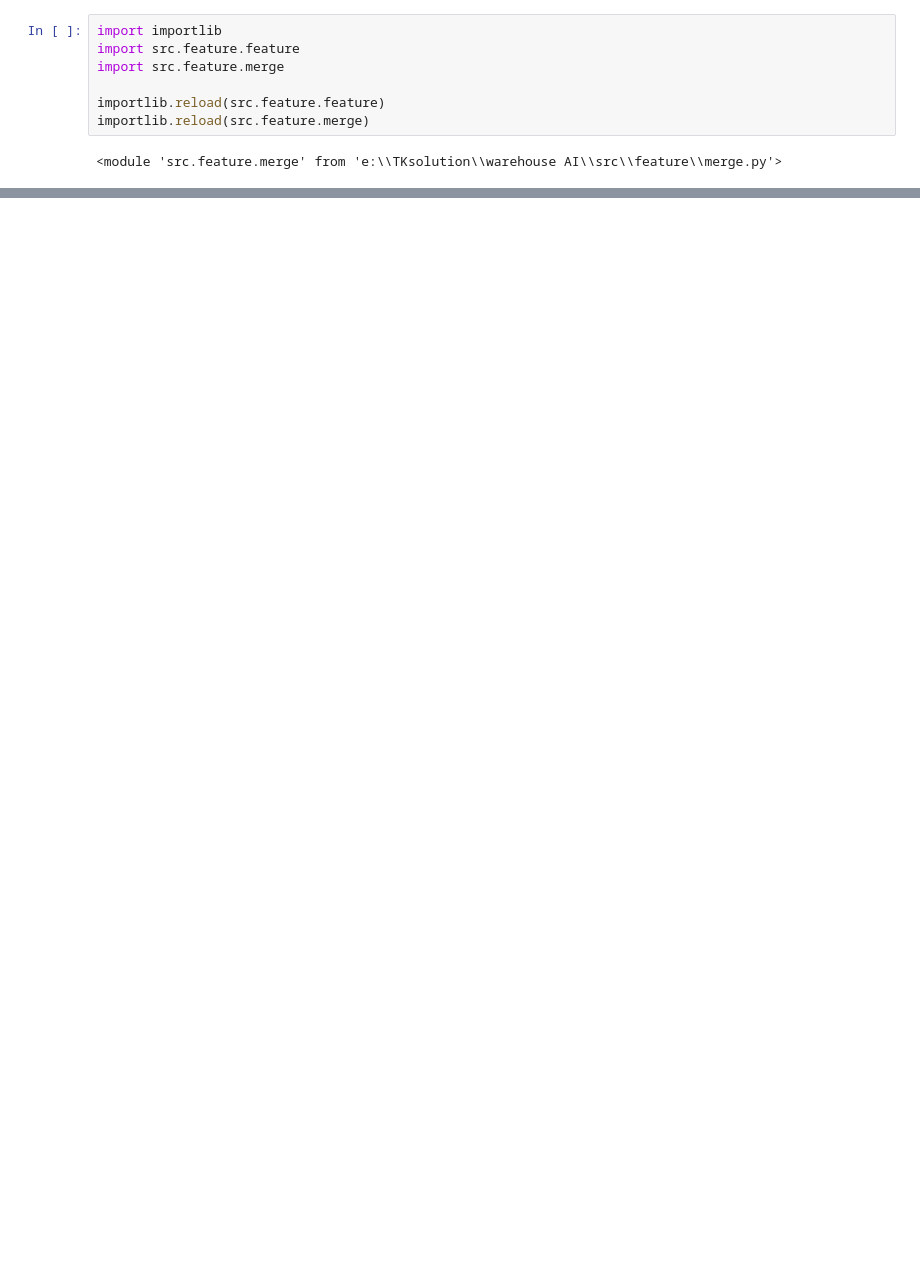
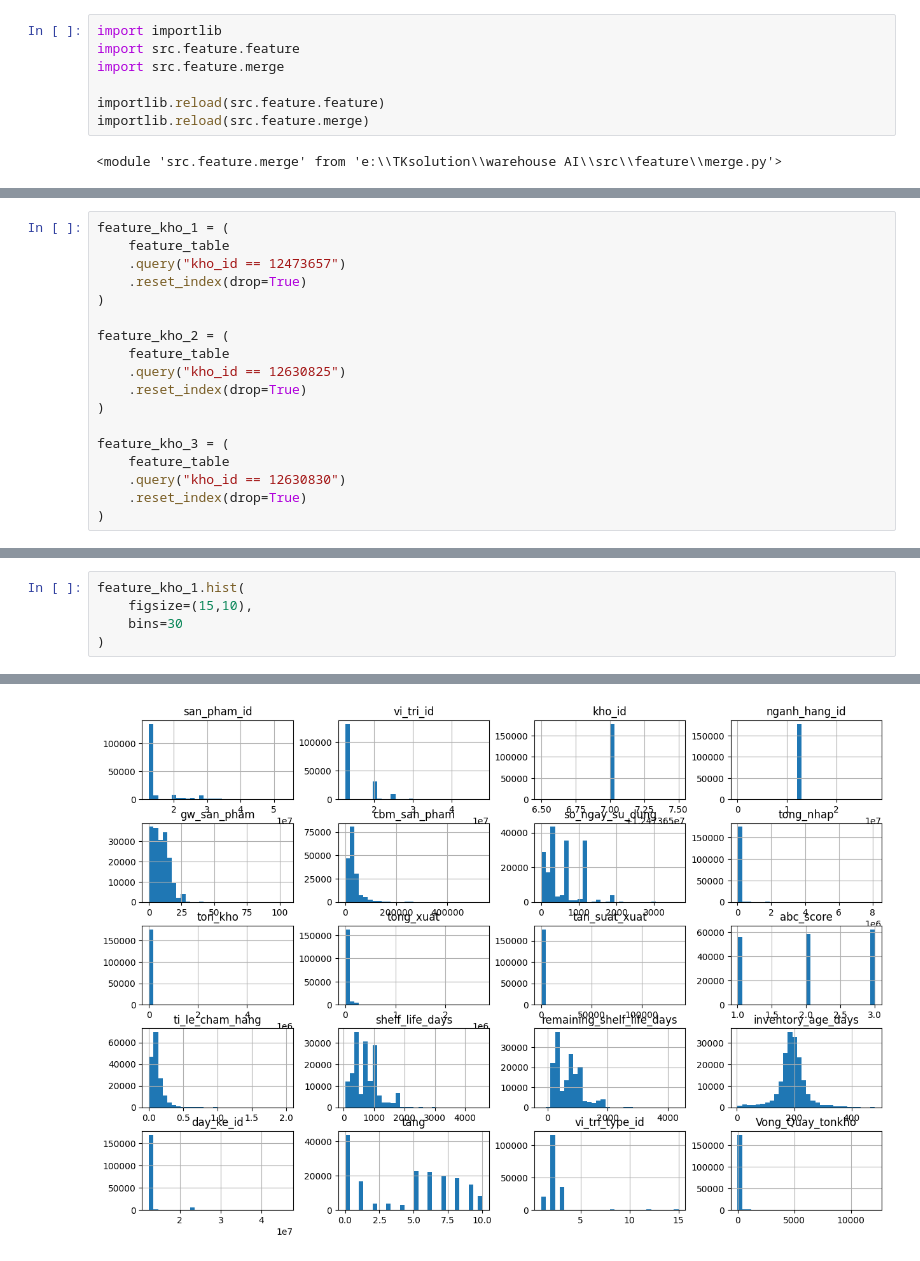
Before and after one commit to KhoaMChe/Warehouse_AI_optimization, a Jupyter notebook: notebooks/feature.ipynb, the cells around one changed output, grey strips where cells are left out. Cells and saved outputs as stored; diff of their text form; blank space fills up the shorter version.

```diff
--- a/notebooks/feature.ipynb
+++ b/notebooks/feature.ipynb
@@ -49,3 +47,21 @@ NameError: name 'feature_table' is not defined
+# %%
+feature_kho_1 = (
+    feature_table
+    .query("kho_id == 12473657")
+    .reset_index(drop=True)
+)
+
+feature_kho_2 = (
+    feature_table
+    .query("kho_id == 12630825")
+    .reset_index(drop=True)
+)
+
+feature_kho_3 = (
+    feature_table
+    .query("kho_id == 12630830")
+    .reset_index(drop=True)
+)
 # %%
 import matplotlib.pyplot as plt
 import seaborn as sns
@@ -406,0 +282,6 @@ ValueError: Boolean array expected for the condition, not float64
+# %%
+feature_kho_1.hist(
+    figsize=(15,10),
+    bins=30
+)
+# %% [output]
@@ -406,0 +308 @@ ValueError: Boolean array expected for the condition, not float64
+[figure, added]
```
Also changed, not shown: parts of 47 cells of this notebook, 19 other files.
